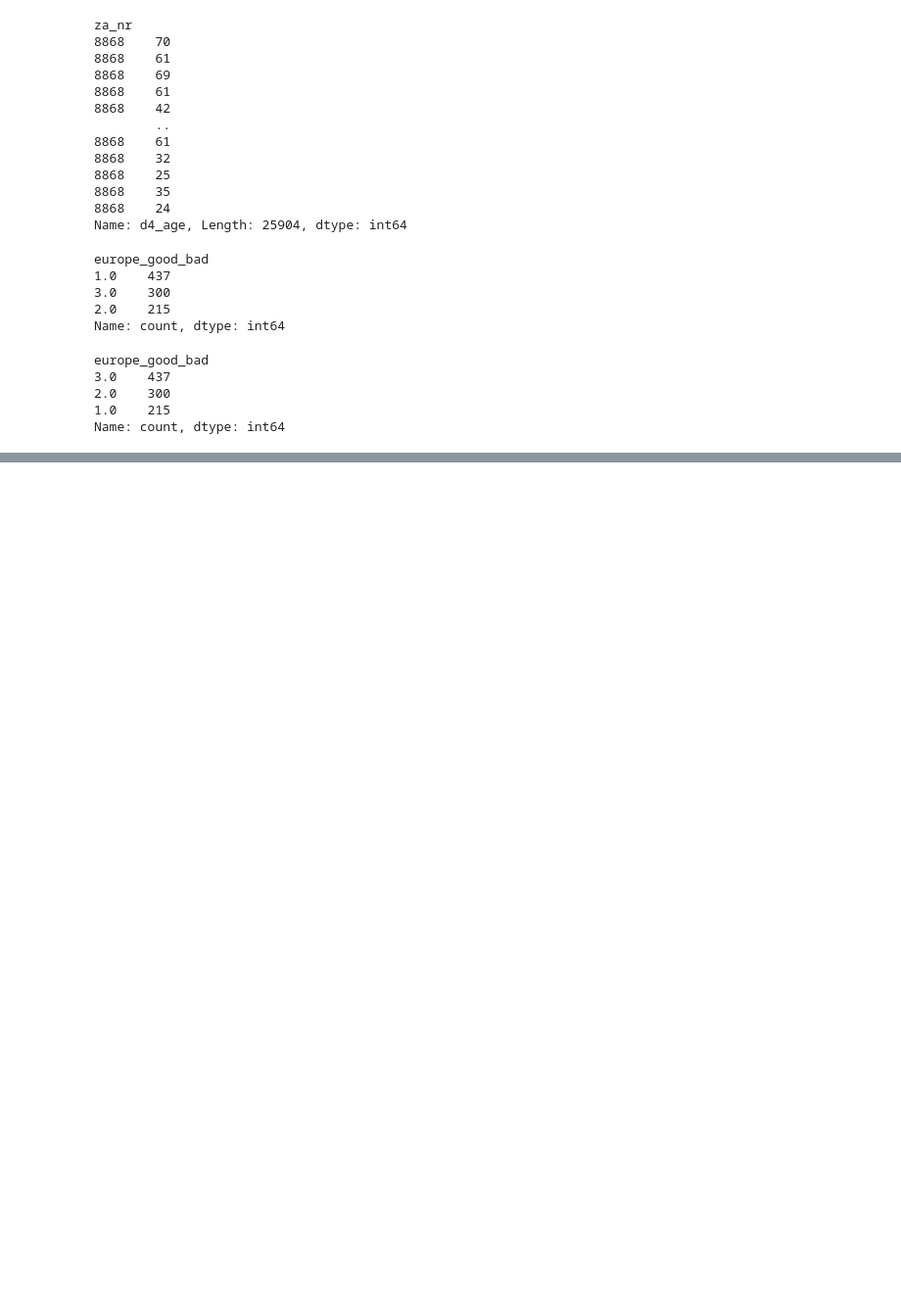
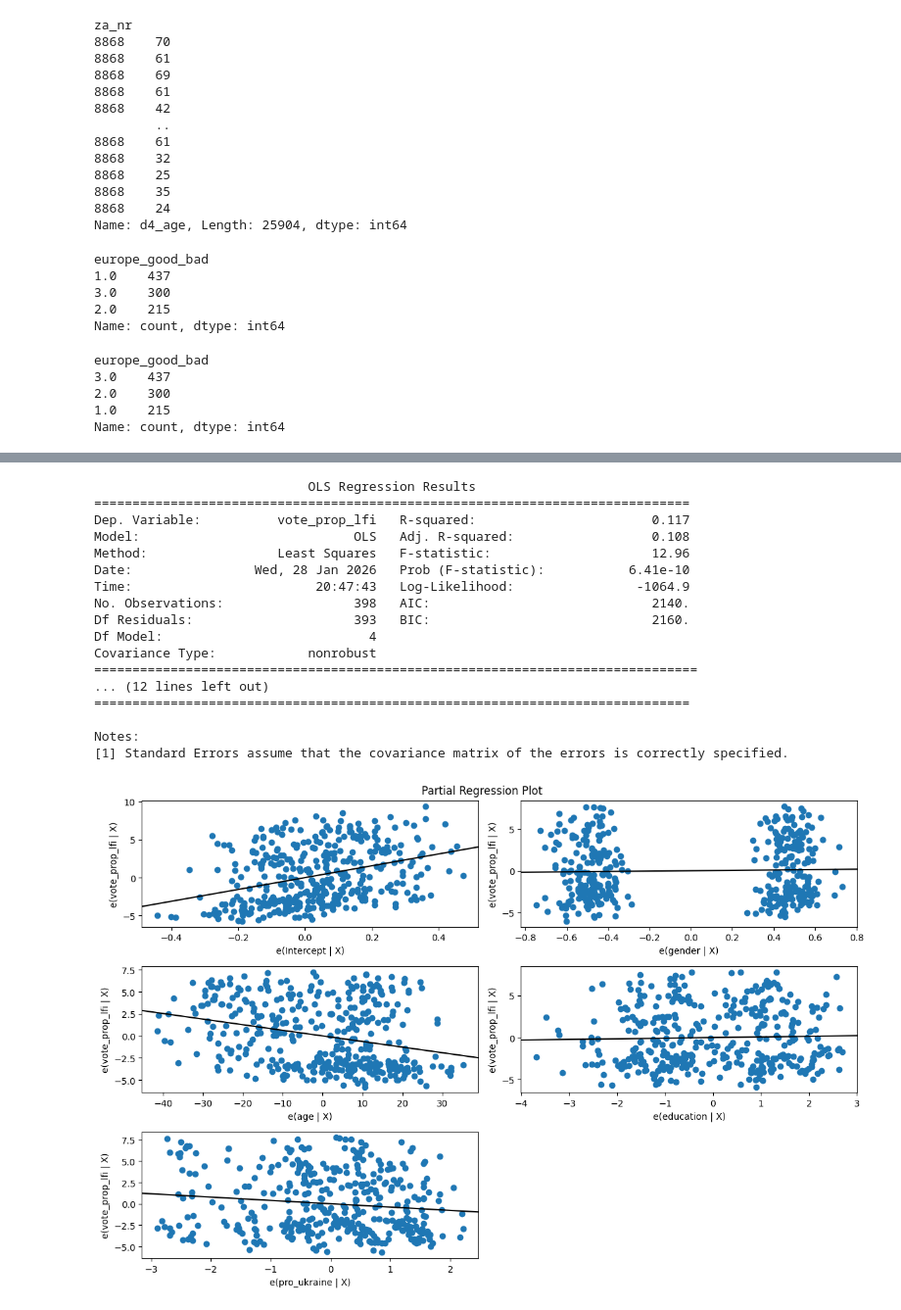
Before and after one commit to ametoGiscarddEstaing/data-science-stuff, a Jupyter notebook: EES.ipynb, the cells around one changed output, grey strips where cells are left out. Shown at 98% size. Saved outputs shown, nothing was run; the diff lists cells and outputs as text; code cells hidden in the pictures; blank space fills up the shorter version.

```diff
--- a/EES.ipynb
+++ b/EES.ipynb
@@ -171,3 +367,26 @@ print(model.summary())
 # %%
-my_formula2 = "vote_int ~ age + ideology"
-model = smf.logit(formula=my_formula, data=df).fit()
+my_formula = "vote_prop_lfi  ~  gender + age + education + pro_ukraine"
+model = smf.ols(formula=my_formula, data=df2).fit()
+print(model.summary())
+fig = plt.figure(figsize=(12,8))
+sm.graphics.plot_partregress_grid(model, fig=fig)
+plt.savefig('lfi_ukraine_df2.png', bbox_inches='tight')
+# %% [output]
+                            OLS Regression Results
+==============================================================================
+Dep. Variable:          vote_prop_lfi   R-squared:                       0.117
+Model:                            OLS   Adj. R-squared:                  0.108
+Method:                 Least Squares   F-statistic:                     12.96
+Date:                Wed, 28 Jan 2026   Prob (F-statistic):           6.41e-10
+Time:                        20:47:43   Log-Likelihood:                -1064.9
+No. Observations:                 398   AIC:                             2140.
+Df Residuals:                     393   BIC:                             2160.
+Df Model:                           4
+Covariance Type:            nonrobust
+===============================================================================
+... (12 lines left out)
+==============================================================================
+
+Notes:
+[1] Standard Errors assume that the covariance matrix of the errors is correctly specified.
+[figure, added]
```
Also changed, not shown: parts of 46 cells of this notebook.
